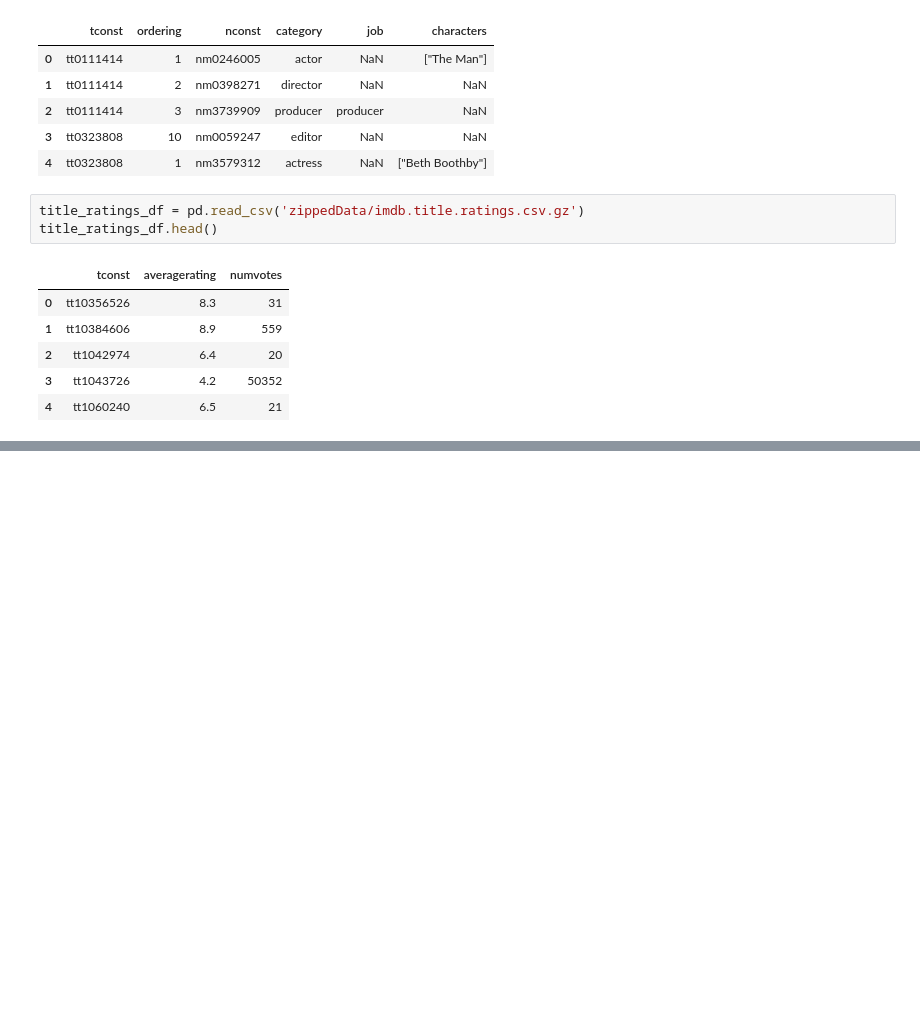
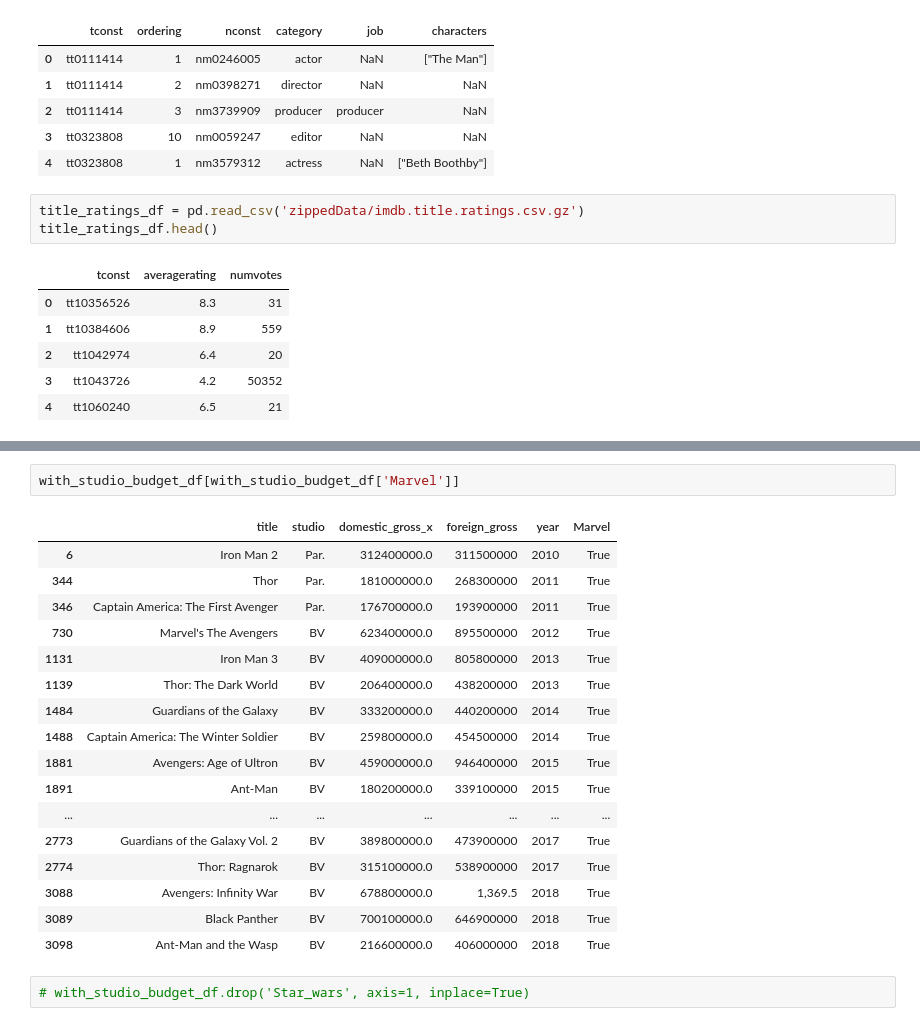
Before and after one commit to RipPhillip/dsc-phase-1-project, a Jupyter notebook: Project 1-Ripton.ipynb, the cells around one changed output, grey strips where cells are left out. Cells and saved outputs as stored; diff of their text form; blank space fills up the shorter version.

```diff
--- a/Project 1-Ripton.ipynb
+++ b/Project 1-Ripton.ipynb
@@ -152,0 +223,22 @@ rt_movie_info_df.head()
+# %%
+with_studio_budget_df[with_studio_budget_df['Marvel']]
+# %% [output]
+|  | title | studio | domestic_gross_x | foreign_gross | year | Marvel |
+| 6 | Iron Man 2 | Par. | 312400000.0 | 311500000 | 2010 | True |
+| 344 | Thor | Par. | 181000000.0 | 268300000 | 2011 | True |
+| 346 | Captain America: The First Avenger | Par. | 176700000.0 | 193900000 | 2011 | True |
+| 730 | Marvel's The Avengers | BV | 623400000.0 | 895500000 | 2012 | True |
+| 1131 | Iron Man 3 | BV | 409000000.0 | 805800000 | 2013 | True |
+| 1139 | Thor: The Dark World | BV | 206400000.0 | 438200000 | 2013 | True |
+| 1484 | Guardians of the Galaxy | BV | 333200000.0 | 440200000 | 2014 | True |
+| 1488 | Captain America: The Winter Soldier | BV | 259800000.0 | 454500000 | 2014 | True |
+| 1881 | Avengers: Age of Ultron | BV | 459000000.0 | 946400000 | 2015 | True |
+| 1891 | Ant-Man | BV | 180200000.0 | 339100000 | 2015 | True |
+| ... | ... | ... | ... | ... | ... | ... |
+| 2773 | Guardians of the Galaxy Vol. 2 | BV | 389800000.0 | 473900000 | 2017 | True |
+| 2774 | Thor: Ragnarok | BV | 315100000.0 | 538900000 | 2017 | True |
+| 3088 | Avengers: Infinity War | BV | 678800000.0 | 1,369.5 | 2018 | True |
+| 3089 | Black Panther | BV | 700100000.0 | 646900000 | 2018 | True |
+| 3098 | Ant-Man and the Wasp | BV | 216600000.0 | 406000000 | 2018 | True |
+# %%
+# with_studio_budget_df.drop('Star_wars', axis=1, inplace=True)
```
Also changed, not shown: parts of 41 cells of this notebook, 1 other file.
